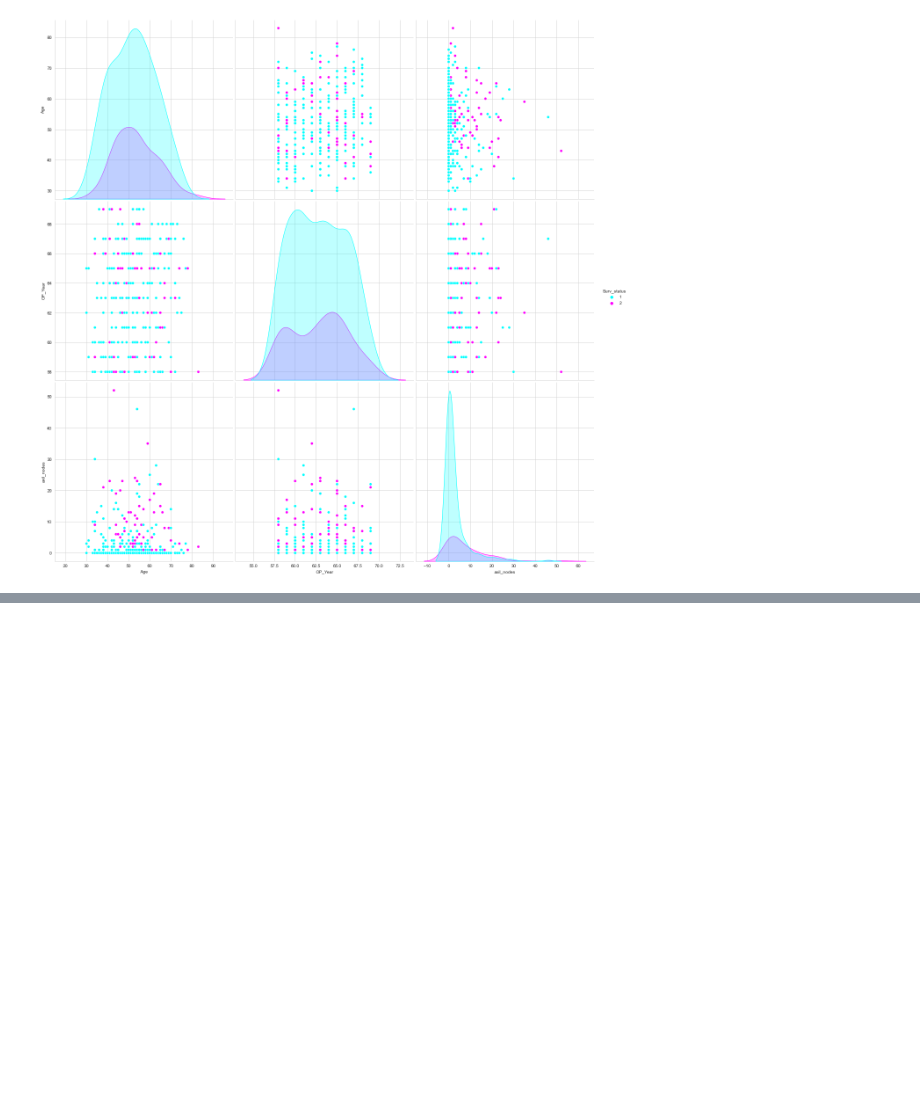
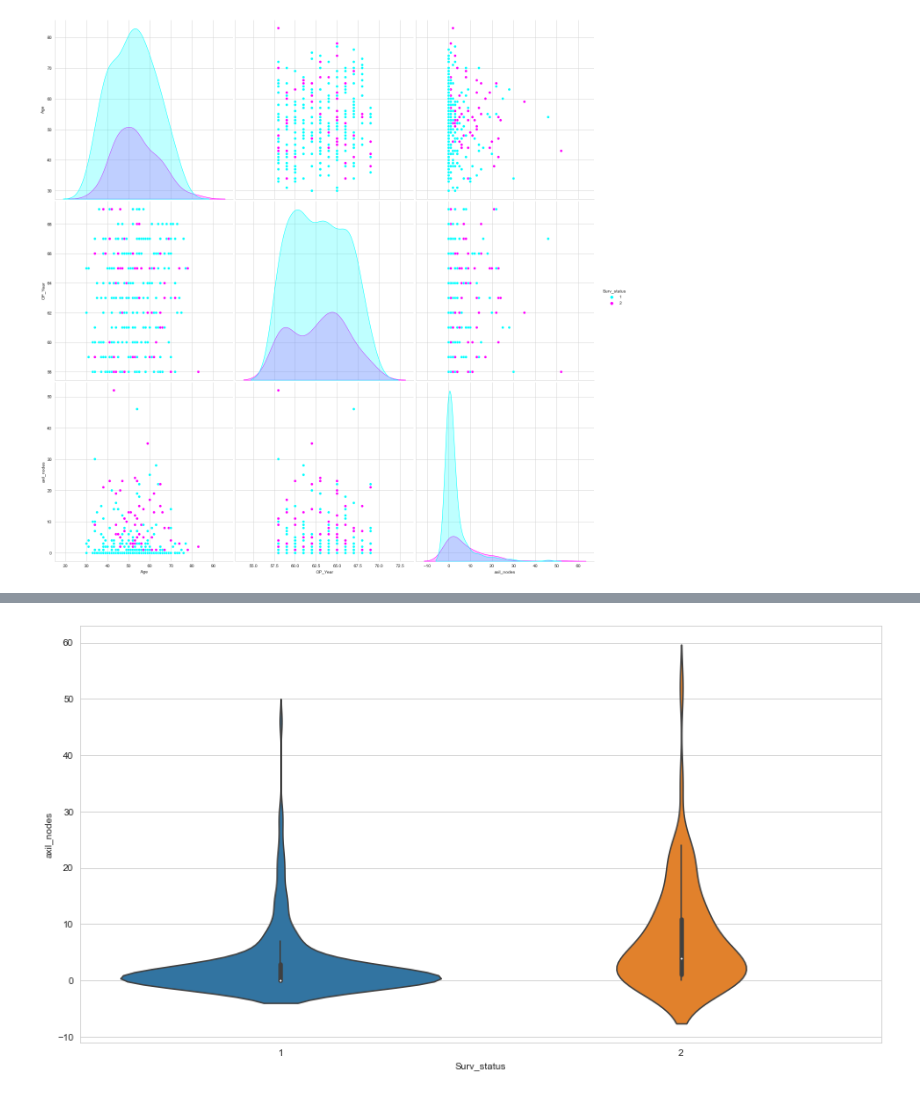
Before and after one commit to zubairfarahi/Data-Analysis, a Jupyter notebook: Haberman/haberman.ipynb, the cells around one changed output, grey strips where cells are left out. Saved outputs shown, nothing was run; the diff lists cells and outputs as text; code cells hidden in the pictures; blank space fills up the shorter version.

```diff
--- a/Haberman/haberman.ipynb
+++ b/Haberman/haberman.ipynb
@@ -130,0 +152,6 @@ plt.show()
+# %%
+plt.figure(figsize=(15,8))
+sns.violinplot(x="Surv_status", y="axil_nodes", data=data)
+plt.show()
+# %% [output]
+[figure, added]
```
Also changed, not shown: parts of 4 cells of this notebook.
